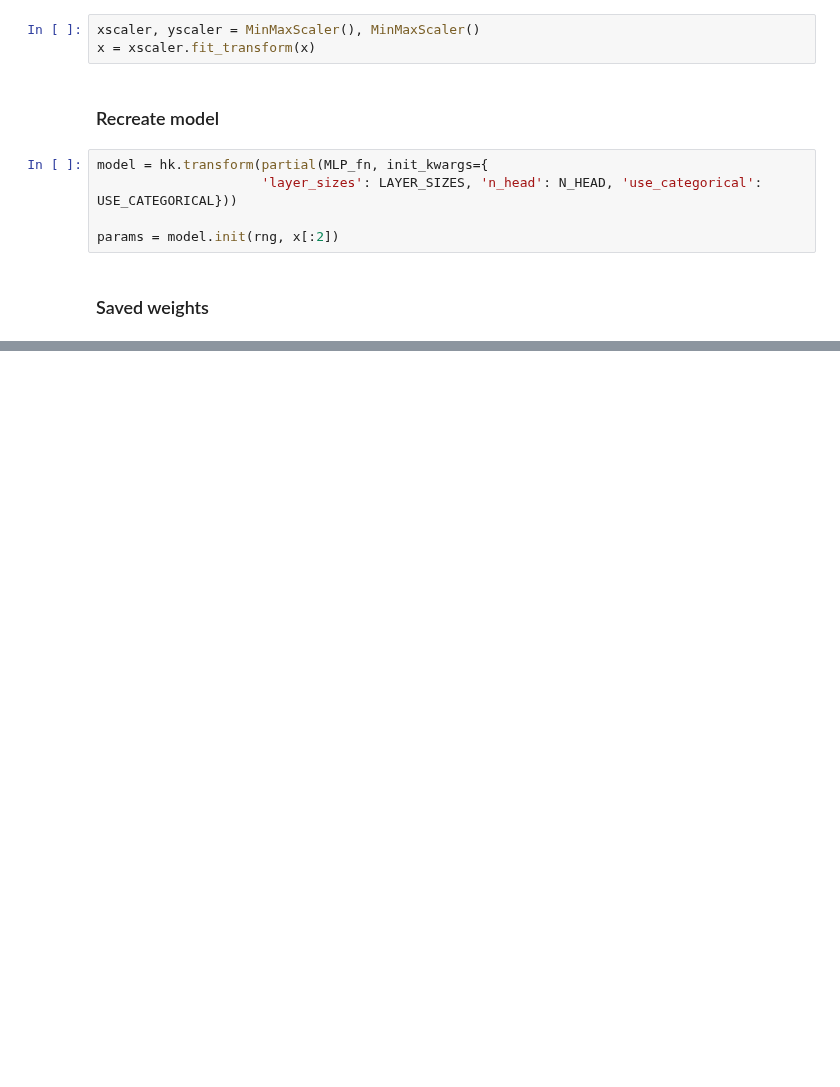
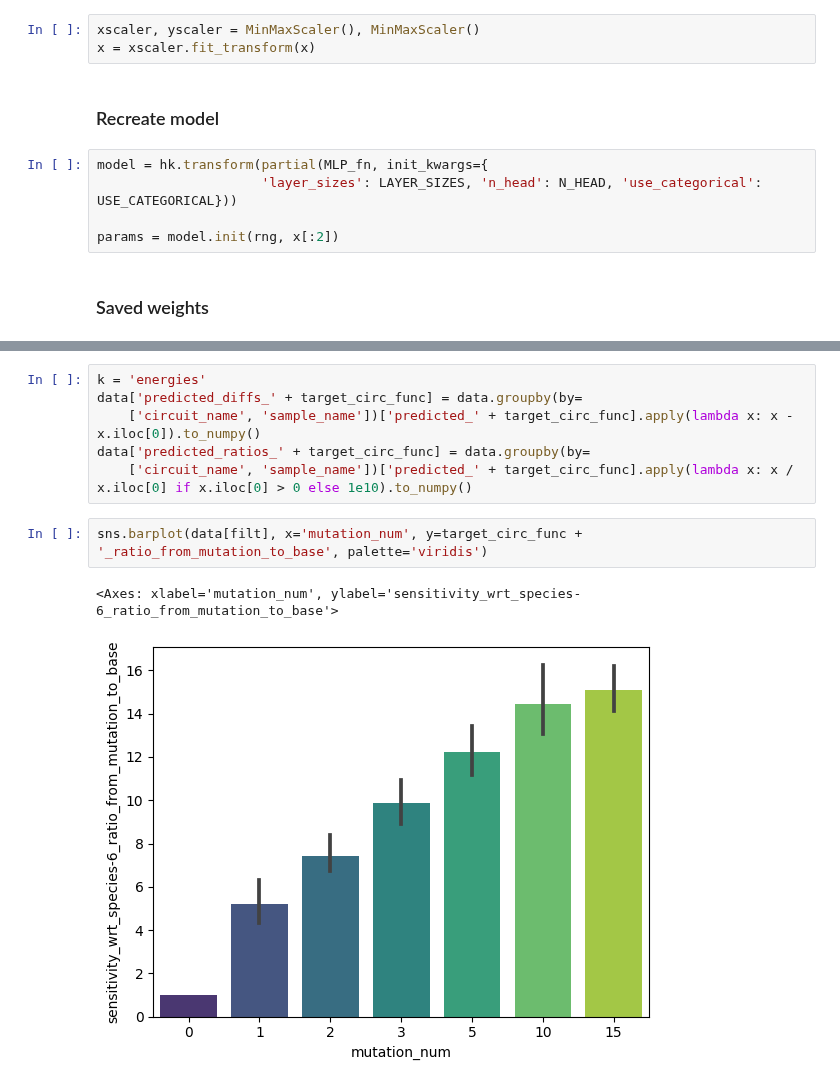
Before and after one commit to olive004/EvoScaper, a Jupyter notebook: notebooks/07_apply_circuit_selection.ipynb, the cells around one changed output, grey strips where cells are left out. Cells and saved outputs as stored; diff of their text form; blank space fills up the shorter version.

```diff
--- a/notebooks/07_apply_circuit_selection.ipynb
+++ b/notebooks/07_apply_circuit_selection.ipynb
@@ -143,0 +177,11 @@ pred_y.shape
+# %%
+k = 'energies'
+data['predicted_diffs_' + target_circ_func] = data.groupby(by=
+    ['circuit_name', 'sample_name'])['predicted_' + target_circ_func].apply(lambda x: x - x.iloc[0]).to_numpy()
+data['predicted_ratios_' + target_circ_func] = data.groupby(by=
+    ['circuit_name', 'sample_name'])['predicted_' + target_circ_func].apply(lambda x: x / x.iloc[0] if x.iloc[0] > 0 else 1e10).to_numpy()
+# %%
+sns.barplot(data[filt], x='mutation_num', y=target_circ_func + '_ratio_from_mutation_to_base', palette='viridis')
+# %% [output]
+<Axes: xlabel='mutation_num', ylabel='sensitivity_wrt_species-6_ratio_from_mutation_to_base'>
+[figure, added]
```
Also changed, not shown: parts of 11 cells of this notebook, 4 other files.
